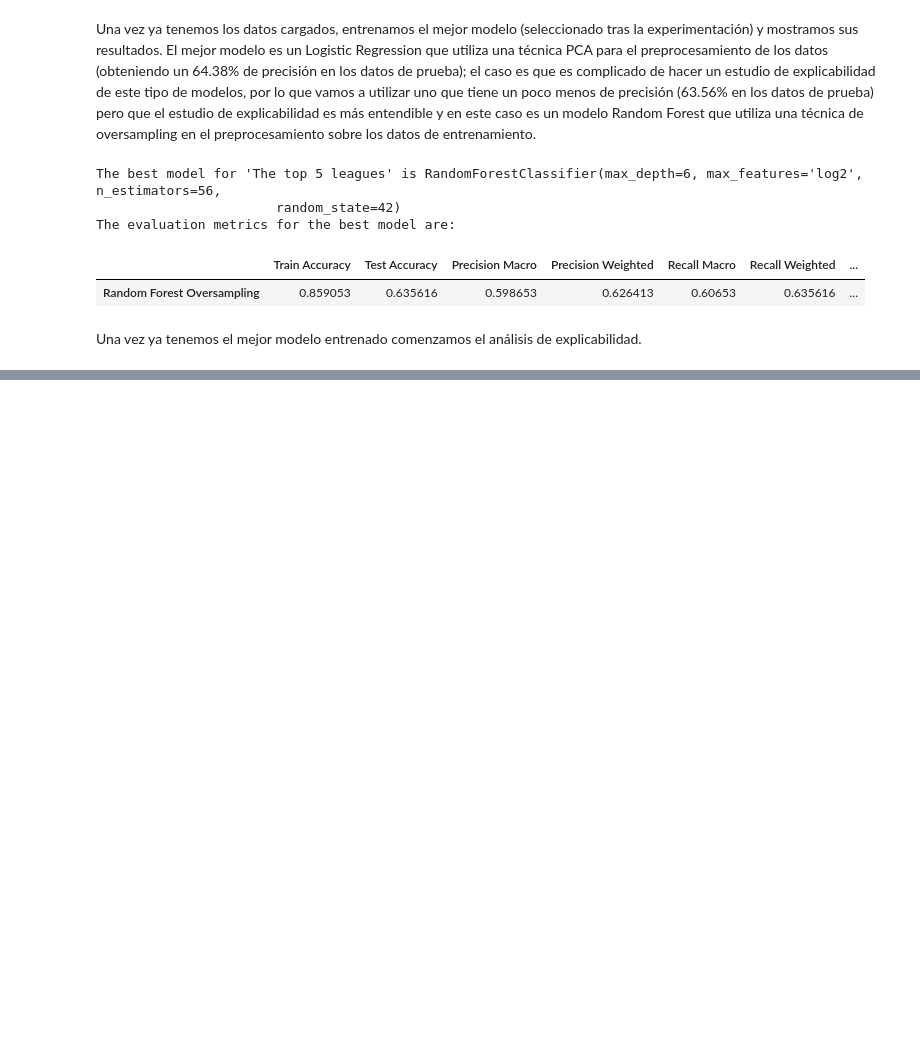
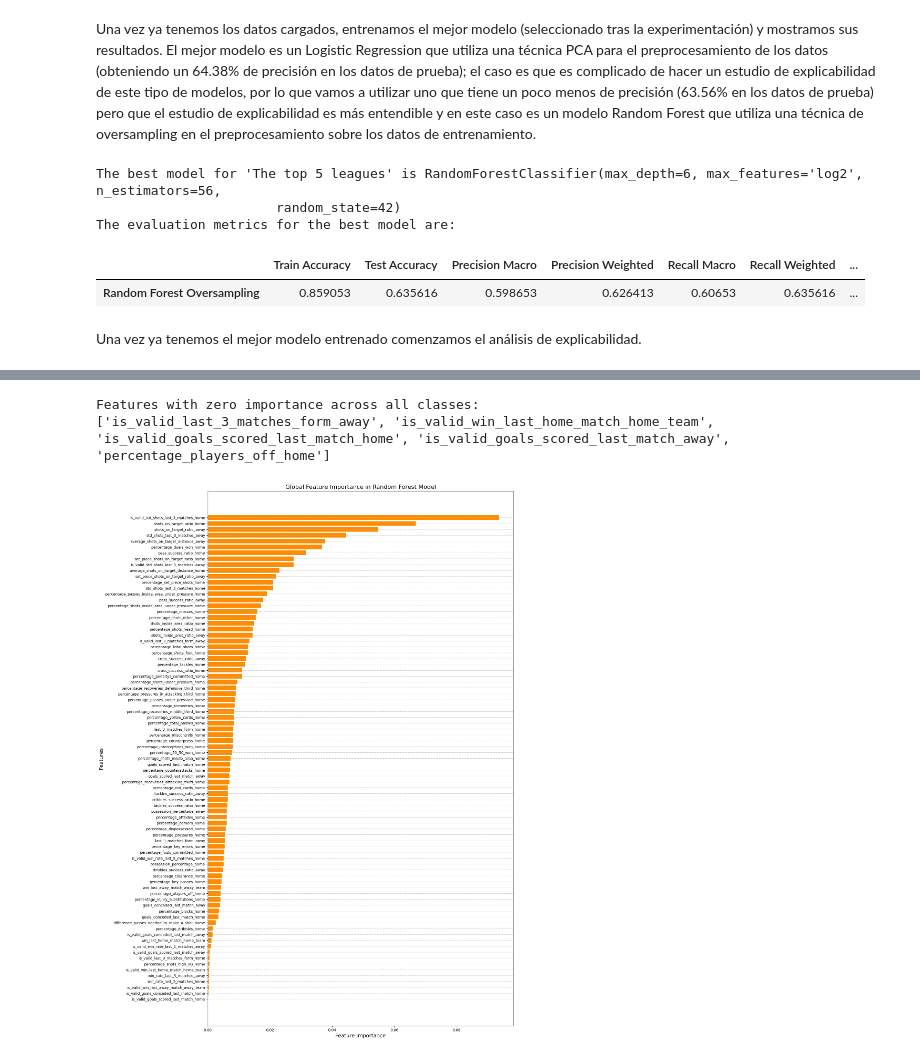
Before and after one commit to Jaime-Linares/DataAnalysis-FootySage, a Jupyter notebook: 2_analysis_Top5Leagues.ipynb, the cells around one changed output, grey strips where cells are left out. Saved outputs shown, nothing was run; the diff lists cells and outputs as text; code cells hidden in the pictures; blank space fills up the shorter version.

Commit message:
[feat] "Top 5 leagues" global analysis finished

```diff
--- a/2_analysis_Top5Leagues.ipynb
+++ b/2_analysis_Top5Leagues.ipynb
@@ -48,0 +64,8 @@ Una vez ya tenemos el mejor modelo entrenado comenzamos el análisis de explicab
+# %%
+from src.analysis import random_forest_global_analysis
+
+random_forest_global_analysis(best_model_Top5Leagues)
+# %% [output]
+Features with zero importance across all classes:
+['is_valid_last_3_matches_form_away', 'is_valid_win_last_home_match_home_team', 'is_valid_goals_scored_last_match_home', 'is_valid_goals_scored_last_match_away', 'percentage_players_off_home']
+[figure, added]
```
Also changed, not shown: parts of 3 cells of this notebook.
